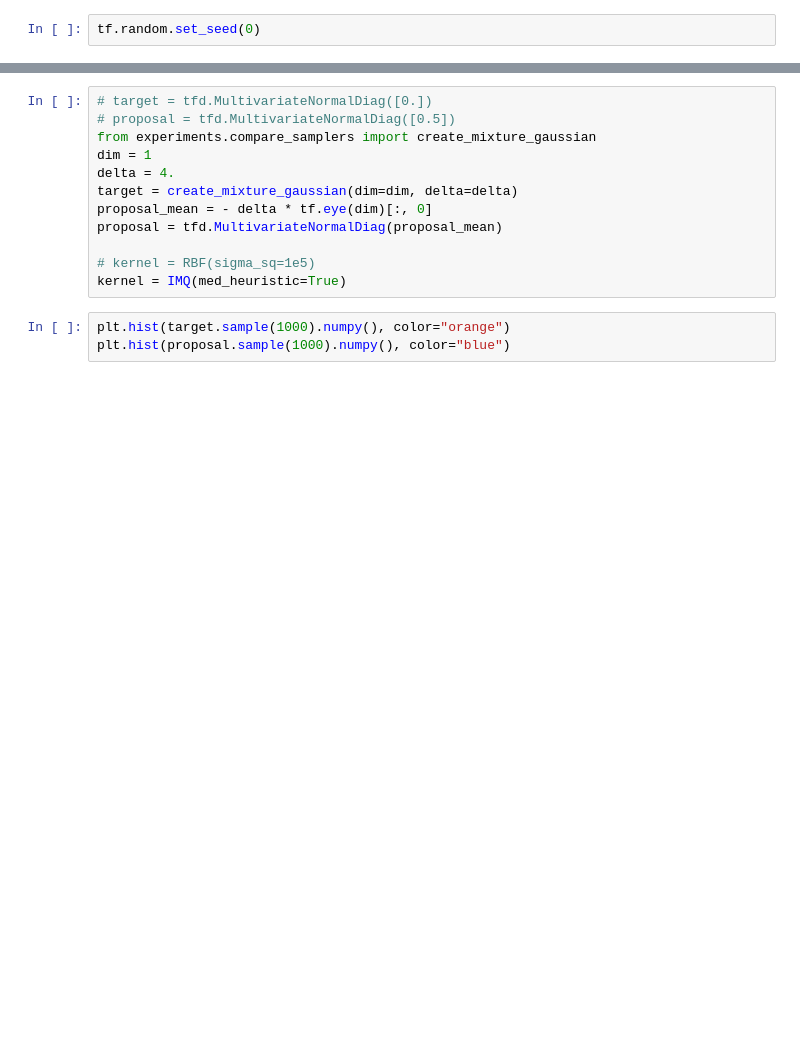
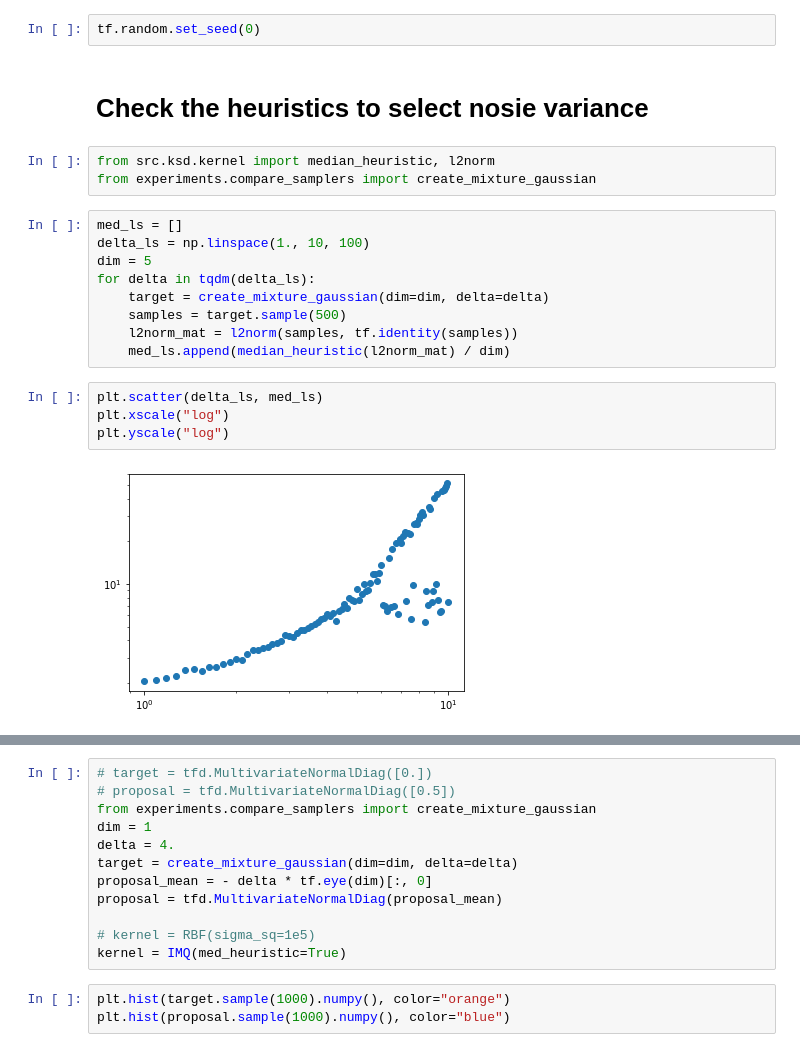
Before and after one commit to XingLLiu/u-stat-high-dim, a Jupyter notebook: compare_samplers.ipynb, the cells around one changed output, grey strips where cells are left out. Drawn from its saved outputs; the diff is of its cells as text; blank space fills up the shorter version.

Commit message:
add experiment for different dims; edit bandwidth experiment; other minor edits

```diff
--- a/compare_samplers.ipynb
+++ b/compare_samplers.ipynb
@@ -16,2 +19,22 @@ from src.ksd.kernel import RBF, IMQ
 # %%
 tf.random.set_seed(0)
+# %% [markdown]
+# Check the heuristics to select nosie variance
+# %%
+from src.ksd.kernel import median_heuristic, l2norm
+from experiments.compare_samplers import create_mixture_gaussian
+# %%
+med_ls = []
+delta_ls = np.linspace(1., 10, 100)
+dim = 5
+for delta in tqdm(delta_ls):
+    target = create_mixture_gaussian(dim=dim, delta=delta)
+    samples = target.sample(500)
+    l2norm_mat = l2norm(samples, tf.identity(samples))
+    med_ls.append(median_heuristic(l2norm_mat) / dim)
+# %%
+plt.scatter(delta_ls, med_ls)
+plt.xscale("log")
+plt.yscale("log")
+# %% [output]
+[figure, added]
```
Also changed, not shown: parts of 2 cells of this notebook, 4 other files.
